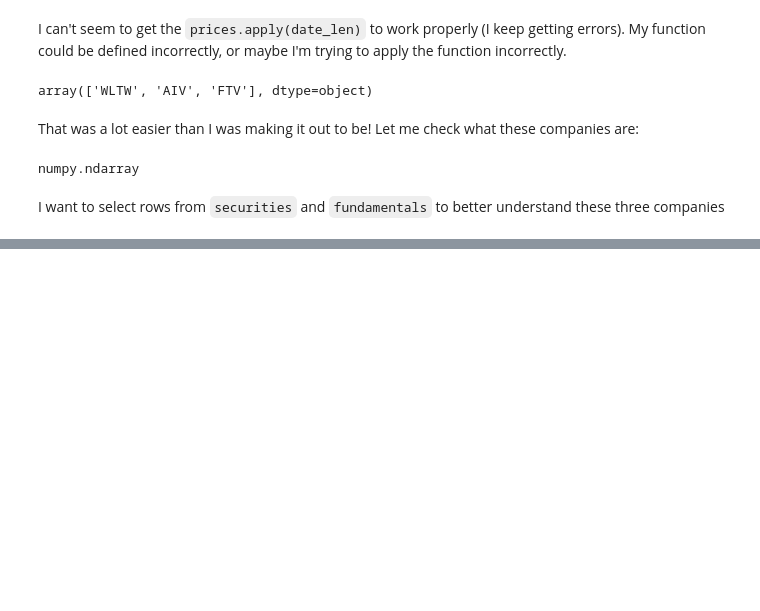
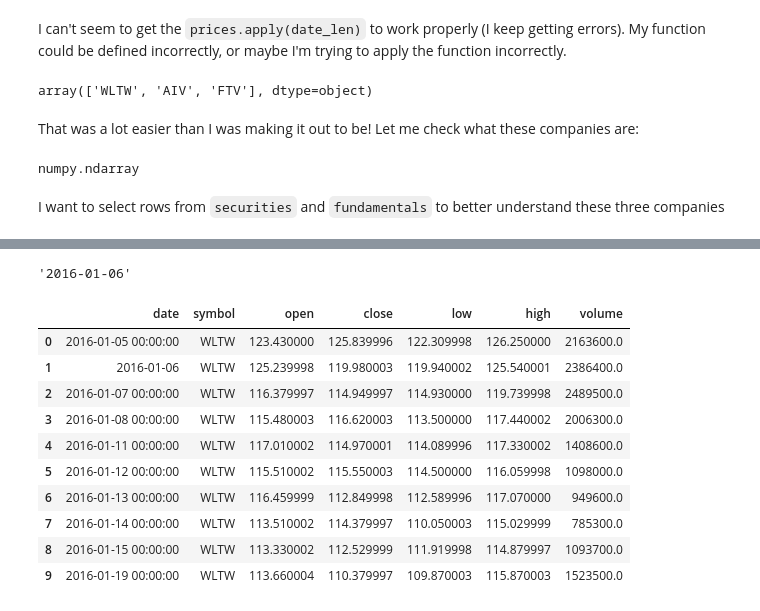
Before and after one commit to scottmaccarone2/nyse, a Jupyter notebook: nyse_file_exploration.ipynb, the cells around one changed output, grey strips where cells are left out. Cells and saved outputs as stored; diff of their text form; code cells hidden in the pictures; blank space fills up the shorter version.

```diff
--- a/nyse_file_exploration.ipynb
+++ b/nyse_file_exploration.ipynb
@@ -213,0 +284,4 @@ I want to select rows from `securities` and `fundamentals` to better understand
+# %%
+prices.loc[1, 'date'][0:10]
+# %% [output]
+'2016-01-06'
@@ -213,0 +290,14 @@ I want to select rows from `securities` and `fundamentals` to better understand
+# %%
+prices.head(10)
+# %% [output]
+|  | date | symbol | open | close | low | high | volume |
+| 0 | 2016-01-05 00:00:00 | WLTW | 123.430000 | 125.839996 | 122.309998 | 126.250000 | 2163600.0 |
+| 1 | 2016-01-06 | WLTW | 125.239998 | 119.980003 | 119.940002 | 125.540001 | 2386400.0 |
+| 2 | 2016-01-07 00:00:00 | WLTW | 116.379997 | 114.949997 | 114.930000 | 119.739998 | 2489500.0 |
+| 3 | 2016-01-08 00:00:00 | WLTW | 115.480003 | 116.620003 | 113.500000 | 117.440002 | 2006300.0 |
+| 4 | 2016-01-11 00:00:00 | WLTW | 117.010002 | 114.970001 | 114.089996 | 117.330002 | 1408600.0 |
+| 5 | 2016-01-12 00:00:00 | WLTW | 115.510002 | 115.550003 | 114.500000 | 116.059998 | 1098000.0 |
+| 6 | 2016-01-13 00:00:00 | WLTW | 116.459999 | 112.849998 | 112.589996 | 117.070000 | 949600.0 |
+| 7 | 2016-01-14 00:00:00 | WLTW | 113.510002 | 114.379997 | 110.050003 | 115.029999 | 785300.0 |
+| 8 | 2016-01-15 00:00:00 | WLTW | 113.330002 | 112.529999 | 111.919998 | 114.879997 | 1093700.0 |
+| 9 | 2016-01-19 00:00:00 | WLTW | 113.660004 | 110.379997 | 109.870003 | 115.870003 | 1523500.0 |
```
Also changed, not shown: parts of 21 cells of this notebook.
